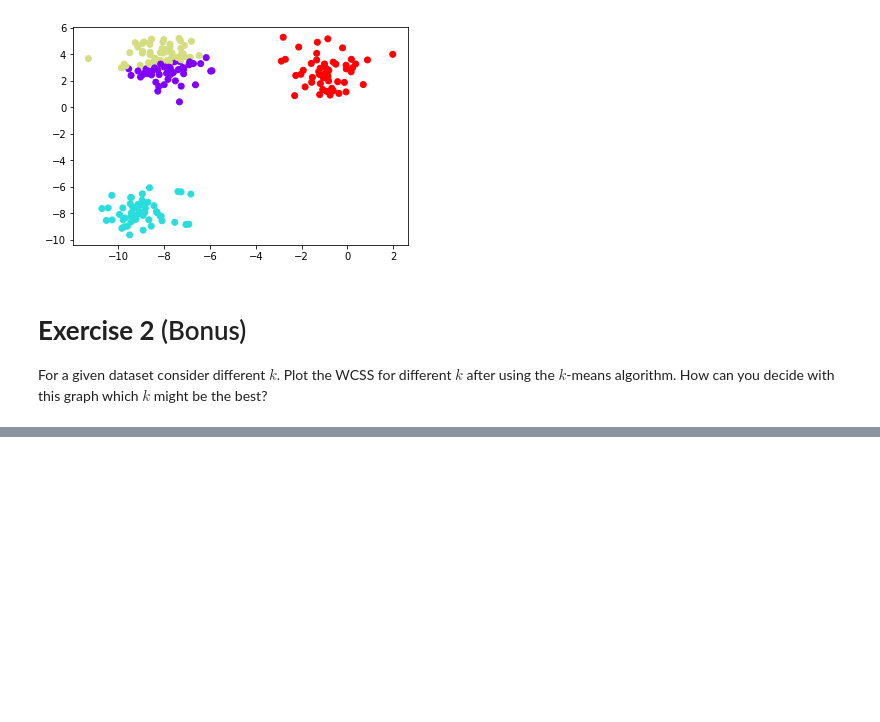
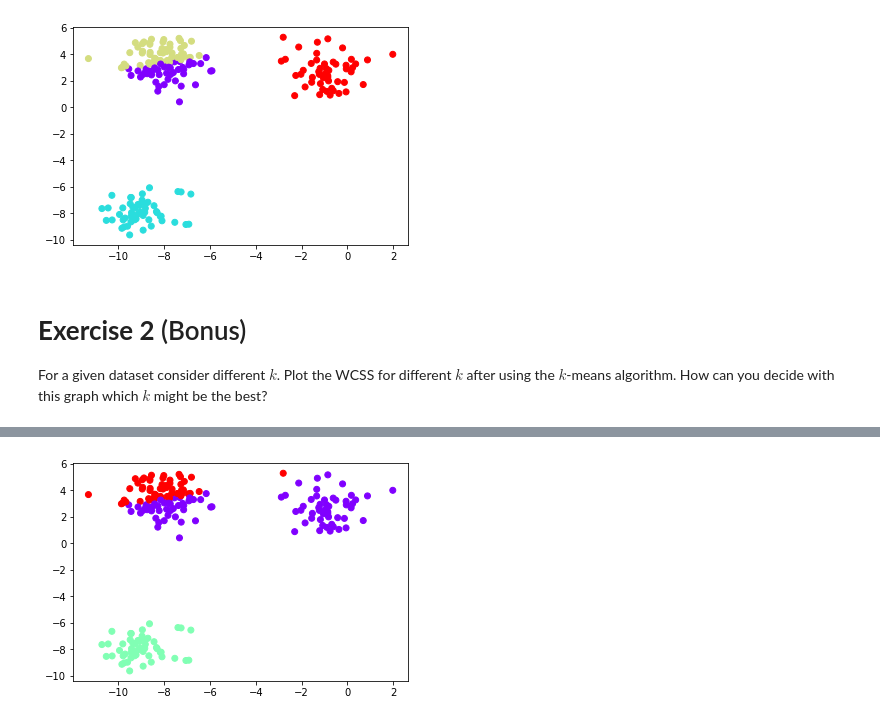
Before and after one commit to NUG30/homework-3-hiepnh14, a Jupyter notebook: assignment3.ipynb, the cells around one changed output, grey strips where cells are left out. Saved outputs shown, nothing was run; the diff lists cells and outputs as text; code cells hidden in the pictures; blank space fills up the shorter version.

```diff
--- a/assignment3.ipynb
+++ b/assignment3.ipynb
@@ -192,3 +192,100 @@ Did  200  steps. WCSS =  392.47310267984136
 # **Exercise 2** (Bonus)
 
 For a given dataset consider different $k$. Plot the WCSS for different $k$ after using the $k$-means algorithm. How can you decide with this graph which $k$ might be the best?
+# %%
+#K- means algorithm
+import numpy as np
+import matplotlib.pyplot as plt
+
+times = 10
+Tx = [0 for i in range(times)]
+Ty = [0 for i in range(times)]
+print(Tx)
+
+n = len(points) # number of points  (make sure to execute the code on top of the homework)
+
+
+clusters = [0 for i in range(n)] # the current function c
+import random
+
+
+# Initialize the k-means by using the Forgy method
+def init_forgy():
+  for i in range(k):
+    h = random.randint(0, n - 1)
+    means[i] = points[h]
+  return means #position of cluster
+
+# Initilize the k-means with Random partition
+def init_random():
+  for i in range(n):
+    clusters[i] = random.randint(0, k - 1)
+  return clusters
+
+
+# Updates the means depending on the current clusters
+# This is step 3 in the algorithm
+def update_means():
+  for i in range(k):
+    number = 0
+    point = np.zeros((d))
+    for j in range(n):
+      if clusters[j] == i:
+        number += 1
+        for m in range(d):
+          point[m] += points[i][m]
+    for m in range(d):
+      means[i][m] = point[m] / number
+
+
+# Chooses the cluster according to the current means
+# This is step 2
+def choose_clusters():
+  for i in range(n):
+    d = np.linalg.norm(points[i]-means[clusters[i]])
+    for j in range(k):
+      if np.linalg.norm(points[i]-means[j]) < d:
+        d = np.linalg.norm(points[i]-means[j])
+        clusters[i] = j
+
+
+# within-cluster sum of squares (WCSS)
+def within_cluster_sos():
+  sum=0
+  for i in range(k):
+    for j in range(n):
+      if clusters[j]==i:
+        sum+=np.linalg.norm(points[j]-means[i])**2
+  return sum
+
+# The k-means algorithm with random partition
+def kmeans_random(number_of_steps=10):
+
+  init_random() # Step 1
+  for t in range(number_of_steps):
+    choose_clusters() # Step 2
+    update_means() # Step 3
+
+
+for u in range(times):
+  k = u + 2
+  Tx[u] = k
+  print("In progress", u)
+  means = np.zeros((k,d)) # the k-means (points in R^d)
+  kmeans_random(200)
+  if u == 1 or u == 9 or u == 2:
+    print( " steps. WCSS = ", within_cluster_sos())
+    plt.scatter(points[:,0],points[:,1],c=clusters,cmap='rainbow')
+    plt.show()
+  Ty[u] = within_cluster_sos()
+print(Ty)
+
+# Draw the relation set
+plt.figure(figsize=(10,8))
+plt.plot(Tx,Ty,'X')
+plt.title("WCSS with different k", fontsize =20)
+plt.xlabel("k number of clusters", fontsize=18)
+plt.ylabel("WCSS", fontsize=18)
+
+#The best k in my opinion is the smallest k when the graph starts becoming linear, in this case, 4 might be the best
+# %% [output]
@@ -194,0 +296 @@ For a given dataset consider different $k$. Plot the WCSS for different $k$ afte
+[figure, added]
```
Also changed, not shown: parts of 1 cell of this notebook.
